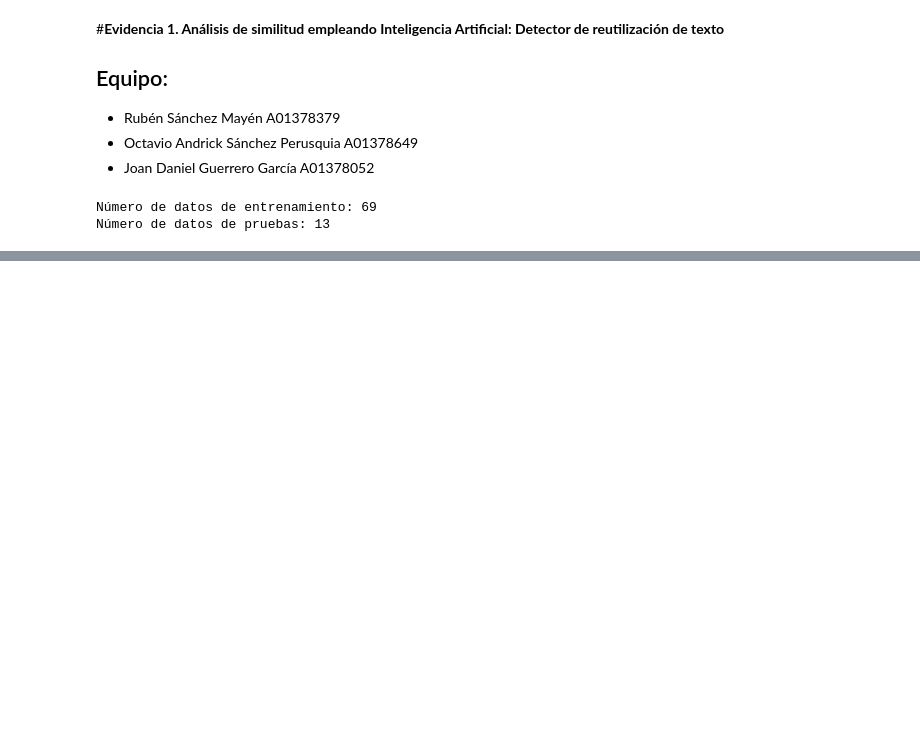
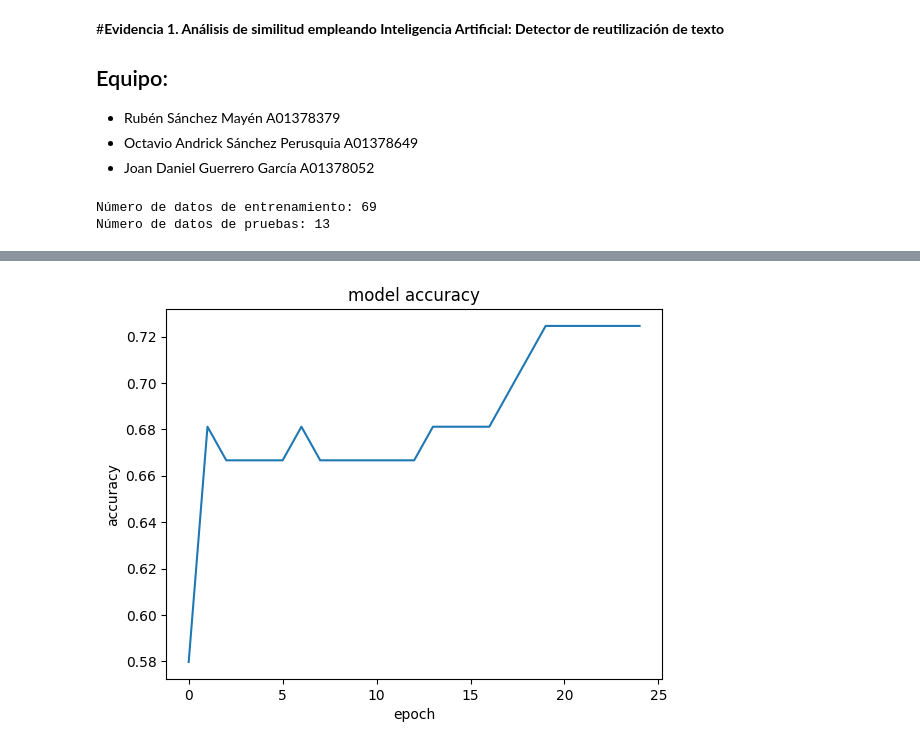
Before and after one commit to pataata/Evidencia1, a Jupyter notebook: detector_reutilizacion.ipynb, the cells around one changed output, grey strips where cells are left out. Cells and saved outputs as stored; diff of their text form; code cells hidden in the pictures; blank space fills up the shorter version.

```diff
--- a/detector_reutilizacion.ipynb
+++ b/detector_reutilizacion.ipynb
@@ -37,5 +37,5 @@ model.add(Dense(1, activation='sigmoid'))
 # %%
 model.compile(loss='binary_crossentropy', optimizer='adam', metrics=['accuracy'])
 # %%
-model.fit(x_entrenamiento, y_entrenamiento, epochs=10, batch_size=4)
+history = model.fit(x_entrenamiento, y_entrenamiento, epochs=25, batch_size=4)
 # %% [output]
@@ -86,3 +82,13 @@ for i in range(10):
 [0.27872598020817996, 0.0877058019307029, 0.021652326748721033] => 0 (expected 0)
 # %%
 model.save('detector_texto_reutilizado_e1.h5')
+# %%
+import matplotlib.pyplot as plt
+
+plt.plot(history.history['accuracy'])
+plt.title('model accuracy')
+plt.ylabel('accuracy')
+plt.xlabel('epoch')
+plt.show()
+# %% [output]
+[figure, added]
```
Also changed, not shown: parts of 4 cells of this notebook.
